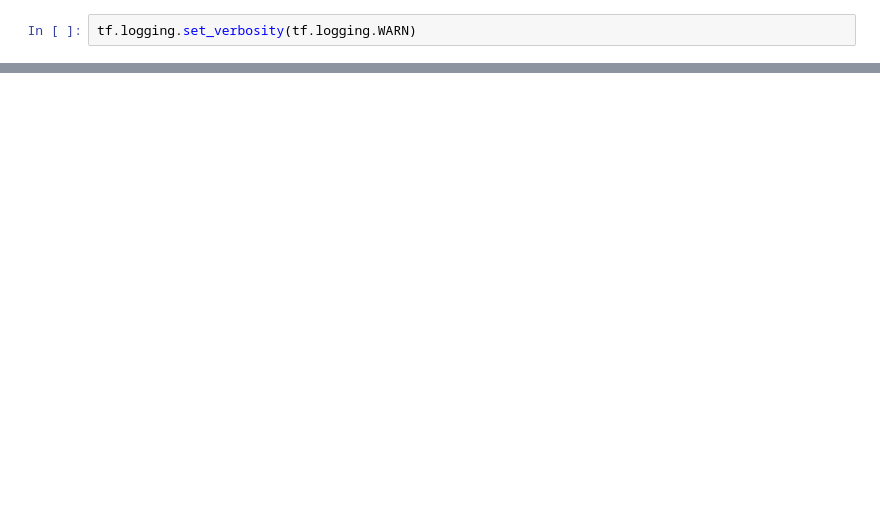
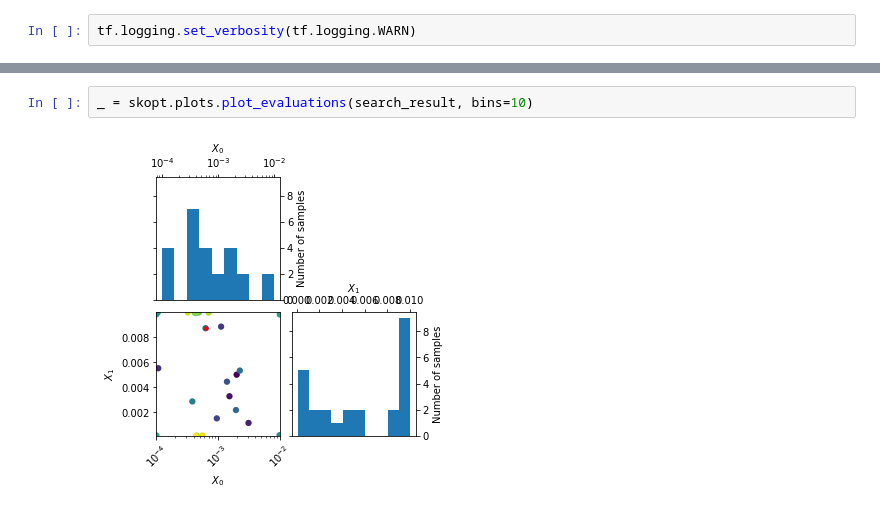
Before and after one commit to smeenehan/TensorFlowProjects, a Jupyter notebook: CIFAR/CIFAR10_estimator.ipynb, the cells around one changed output, grey strips where cells are left out. Saved outputs shown, nothing was run; the diff lists cells and outputs as text; blank space fills up the shorter version.

```diff
--- a/CIFAR/CIFAR10_estimator.ipynb
+++ b/CIFAR/CIFAR10_estimator.ipynb
@@ -57,0 +140,4 @@ Total time for 5 epochs: 196.531000
+# %%
+_ = skopt.plots.plot_evaluations(search_result, bins=10)
+# %% [output]
+[figure, added]
```
Also changed, not shown: parts of 13 cells of this notebook, 1 other file.
